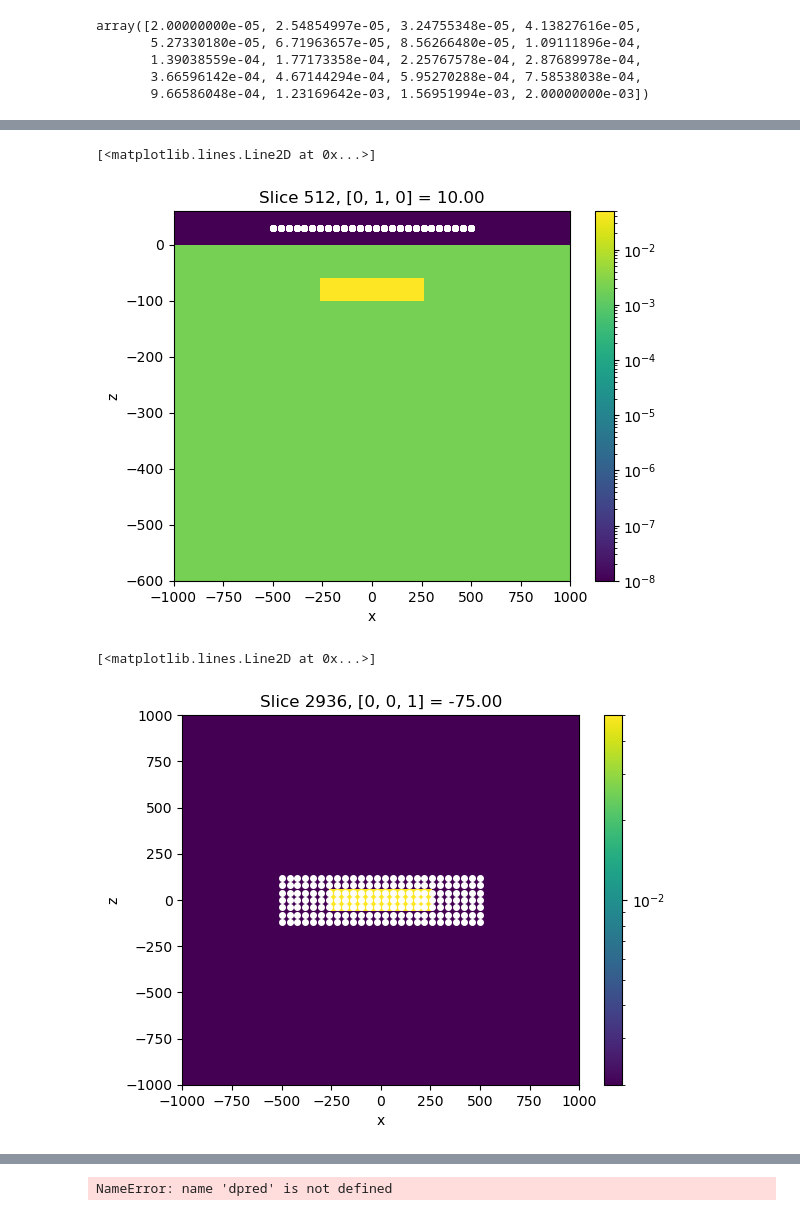
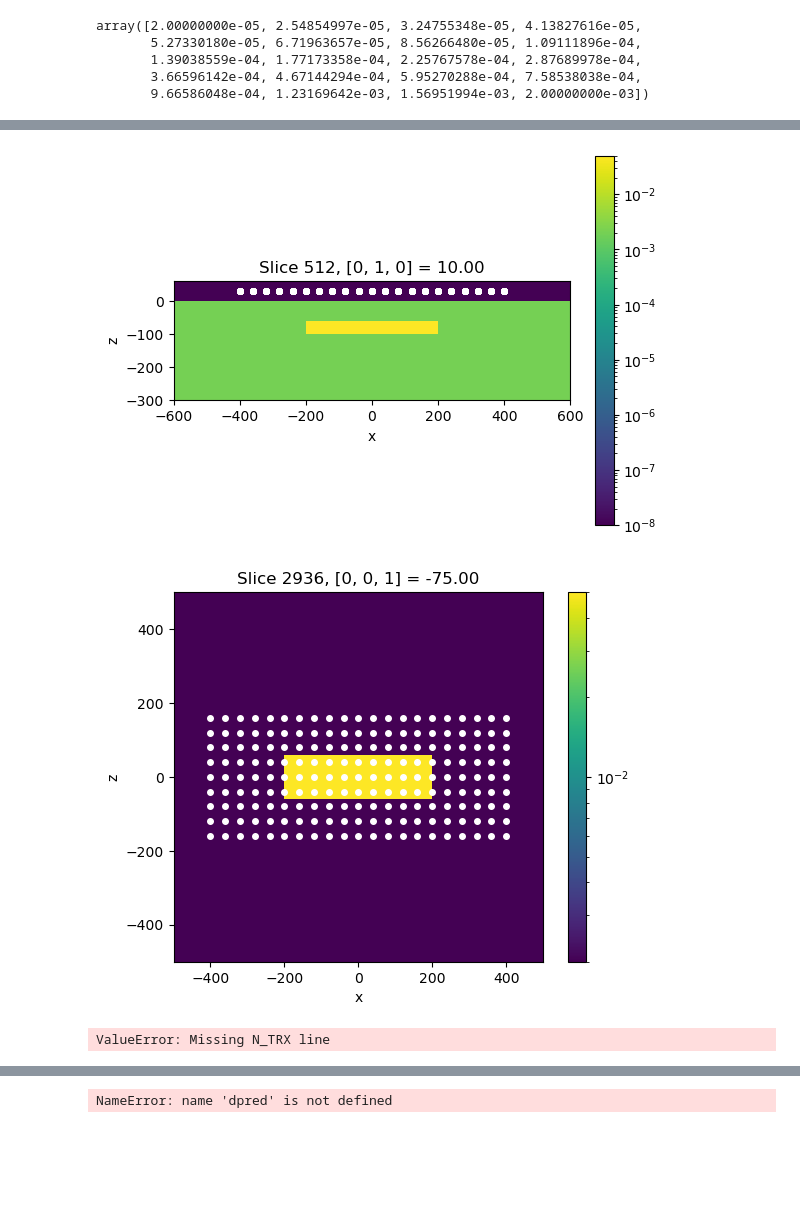
Before and after one commit to ubcgif/2025-heagy-etal-tle, a Jupyter notebook: notebooks/td-octree-target-0-10m-40mspacing/create-ubc-inputs.ipynb, the cells around one changed output, grey strips where cells are left out. Cells and saved outputs as stored; diff of their text form; code cells hidden in the pictures; blank space fills up the shorter version.

```diff
--- a/notebooks/td-octree-target-0-10m-40mspacing/create-ubc-inputs.ipynb
+++ b/notebooks/td-octree-target-0-10m-40mspacing/create-ubc-inputs.ipynb
@@ -40,9 +40,9 @@ files.remove("rx_locs.txt")
 # rx_locs[:, 1] =
 tx_height = 30
 
-rx_x = (np.linspace(-500, 500, 101))[::4]
+rx_x = (np.linspace(-400, 400, 81))[::4]
 
-rx_y = np.r_[-120, -80, -40, 0, 40, 80, 120]
+rx_y = np.r_[-160, -120, -80, -40, 0, 40, 80, 120, 160]
 # rx_y = np.r_[-80, -40, 0, 40, 80]
 
 rx_z = tx_height
@@ -206,7 +202,7 @@ target_z = np.r_[-200, -20]
 # %%
 models = {}
 
-target_x = np.r_[-250, 250]
+target_x = np.r_[-200, 200]
 target_y = np.r_[-60, 60]
 target_z_center = -80
 target_thickness = 40
@@ -230,18 +226,18 @@ for dip in target_dips:
 # %%
 fig, ax = plt.subplots(1, 1)
 plt.colorbar(
     ubc_mesh.plot_slice(
         models["target_0"], ax=ax, pcolor_opts={"norm":LogNorm()},
         normal="Y",
     )[0], ax=ax
 )
 
-ax.set_xlim(1000*np.r_[-1, 1])
-ax.set_ylim(np.r_[-600, 60])
+ax.set_xlim(600*np.r_[-1, 1])
+ax.set_ylim(np.r_[-300, 60])
 ax.plot(rx_locs[:, 0], rx_locs[:, 2], "wo", ms=4)
+ax.set_aspect(1)
 # %% [output]
-[<matplotlib.lines.Line2D at 0x...>]
-[figure, old version]
+[figure, new version]
 # %%
 fig, ax = plt.subplots(1, 1)
 plt.colorbar(
@@ -252,12 +248,12 @@ plt.colorbar(
     ax=ax
 )
 
-ax.set_xlim(1000*np.r_[-1, 1])
-ax.set_ylim(1000*np.r_[-1, 1])
+ax.set_xlim(500*np.r_[-1, 1])
+ax.set_ylim(500*np.r_[-1, 1])
 
 ax.plot(rx_locs[:, 0], rx_locs[:, 1], "wo", ms=4)
+ax.set_aspect(1)
 # %% [output]
-[<matplotlib.lines.Line2D at 0x...>]
-[figure, old version]
+[figure, new version]
 # %%
 discretize.TreeMesh.write_model_UBC(ubc_mesh, "target_0.con", models["target_0"])
@@ -354,6 +352,8 @@ def load_pre_file(filepath):
     }
 # %%
 dobs = load_pre_file("dpred0.txt")
+# %% [output]
+ValueError: Missing N_TRX line
 # %%
 dobs_values = np.zeros((n_times_invert, len(dobs["transmitters"])))
 # %%
```
Also changed, not shown: parts of 13 cells of this notebook, 22 other files.
